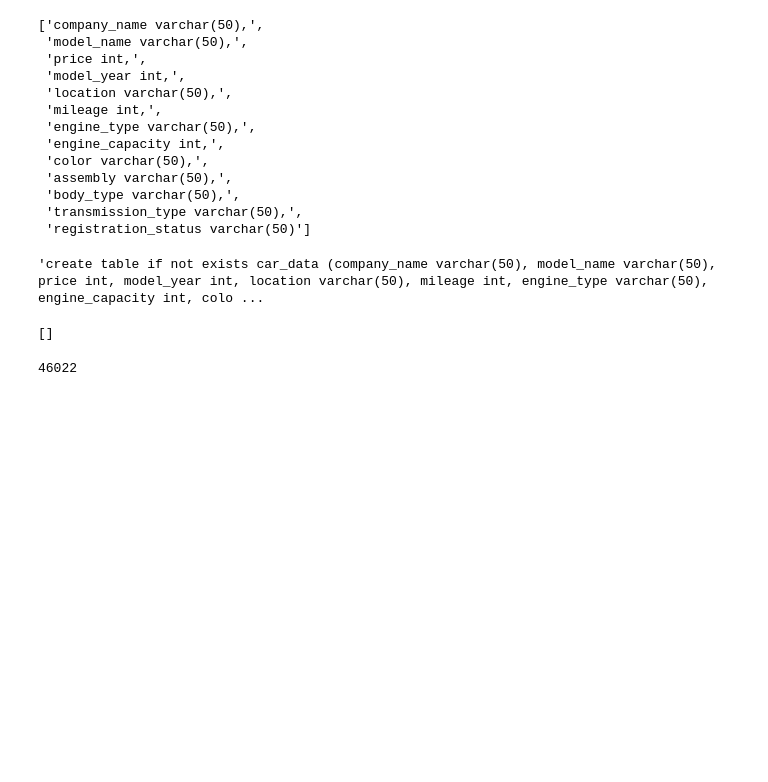
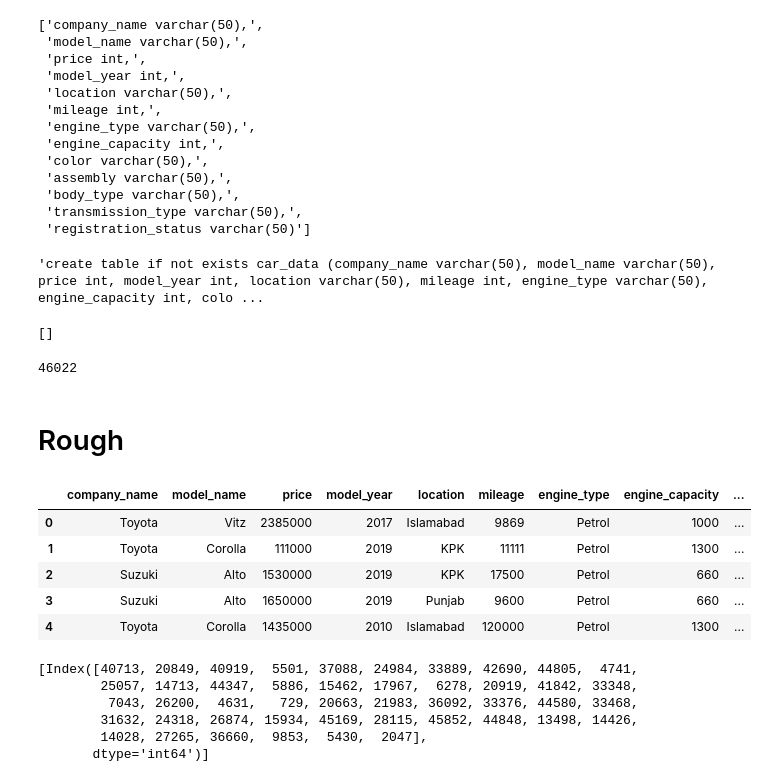
Before and after one commit to faisallshaikh/Car_price_prediction, a Jupyter notebook: car.ipynb, the cells around one changed output. Cells and saved outputs as stored; diff of their text form; code cells hidden in the pictures; blank space fills up the shorter version.

```diff
--- a/car.ipynb
+++ b/car.ipynb
@@ -213,3 +213,14 @@ data.to_sql('car_data', engine,if_exists="append",index=False)
 # %%
 cur.execute('select * from car_data')
 # print(cur.fetchall())
+# %% [markdown]
+# Rough
+# %%
+data.head()
+# %% [output]
+|  | company_name | model_name | price | model_year | location | mileage | engine_type | engine_capacity | ... |
+| 0 | Toyota | Vitz | 2385000 | 2017 | Islamabad | 9869 | Petrol | 1000 | ... |
+| 1 | Toyota | Corolla | 111000 | 2019 | KPK | 11111 | Petrol | 1300 | ... |
+| 2 | Suzuki | Alto | 1530000 | 2019 | KPK | 17500 | Petrol | 660 | ... |
+| 3 | Suzuki | Alto | 1650000 | 2019 | Punjab | 9600 | Petrol | 660 | ... |
+| 4 | Toyota | Corolla | 1435000 | 2010 | Islamabad | 120000 | Petrol | 1300 | ... |
@@ -215,0 +242,10 @@ cur.execute('select * from car_data')
+# %%
+X_encode = X.sample(frac=0.001)
+[X_encode.index]
+# %% [output]
+[Index([40713, 20849, 40919,  5501, 37088, 24984, 33889, 42690, 44805,  4741,
+        25057, 14713, 44347,  5886, 15462, 17967,  6278, 20919, 41842, 33348,
+         7043, 26200,  4631,   729, 20663, 21983, 36092, 33376, 44580, 33468,
+        31632, 24318, 26874, 15934, 45169, 28115, 45852, 44848, 13498, 14426,
+        14028, 27265, 36660,  9853,  5430,  2047],
+       dtype='int64')]
```
Also changed, not shown: parts of 2 cells of this notebook, 1 other file.
